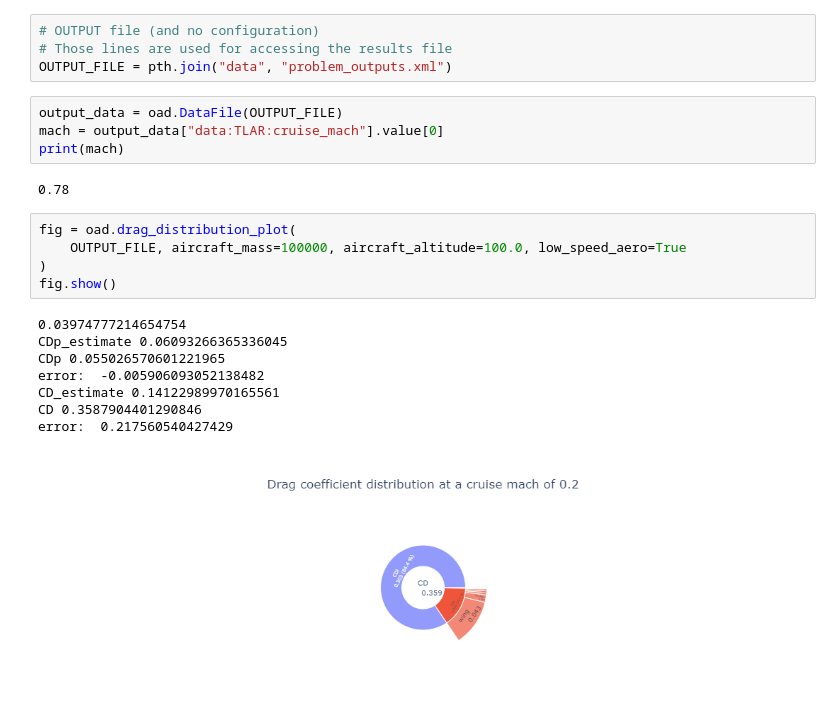
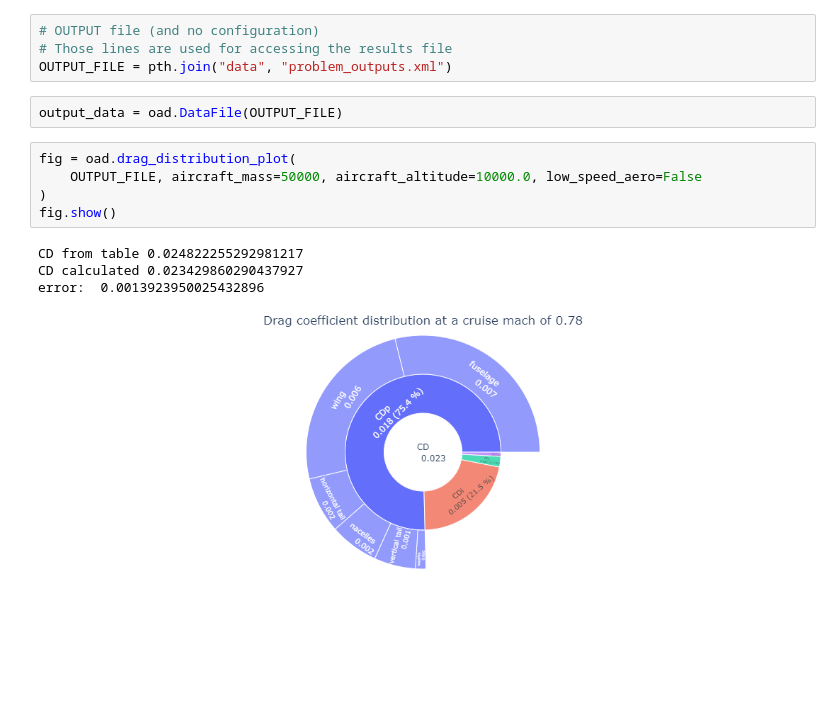
Before and after one commit to fast-aircraft-design/FAST-OAD, a Jupyter notebook: src/fastoad/gui/drag_distribution/drag_distribution_notebook.ipynb, the cells around one changed output. Drawn from its saved outputs; the diff is of its cells as text; blank space fills up the shorter version.

```diff
--- a/src/fastoad/gui/drag_distribution/drag_distribution_notebook.ipynb
+++ b/src/fastoad/gui/drag_distribution/drag_distribution_notebook.ipynb
@@ -10,21 +10,13 @@ import fastoad.api as oad
 OUTPUT_FILE = pth.join("data", "problem_outputs.xml")
 # %%
 output_data = oad.DataFile(OUTPUT_FILE)
-mach = output_data["data:TLAR:cruise_mach"].value[0]
-print(mach)
-# %% [output]
-0.78
 # %%
 fig = oad.drag_distribution_plot(
-    OUTPUT_FILE, aircraft_mass=100000, aircraft_altitude=100.0, low_speed_aero=True
+    OUTPUT_FILE, aircraft_mass=50000, aircraft_altitude=10000.0, low_speed_aero=False
 )
 fig.show()
 # %% [output]
-0.03974777214654754
-CDp_estimate 0.06093266365336045
-CDp 0.055026570601221965
-error:  -0.005906093052138482
-CD_estimate 0.14122989970165561
-CD 0.3587904401290846
-error:  0.217560540427429
+CD from table 0.024822255292981217
+CD calculated 0.023429860290437927
+error:  0.0013923950025432896
-[figure, old version]
+[figure, new version]
```
Also changed, not shown: 1 other file.
